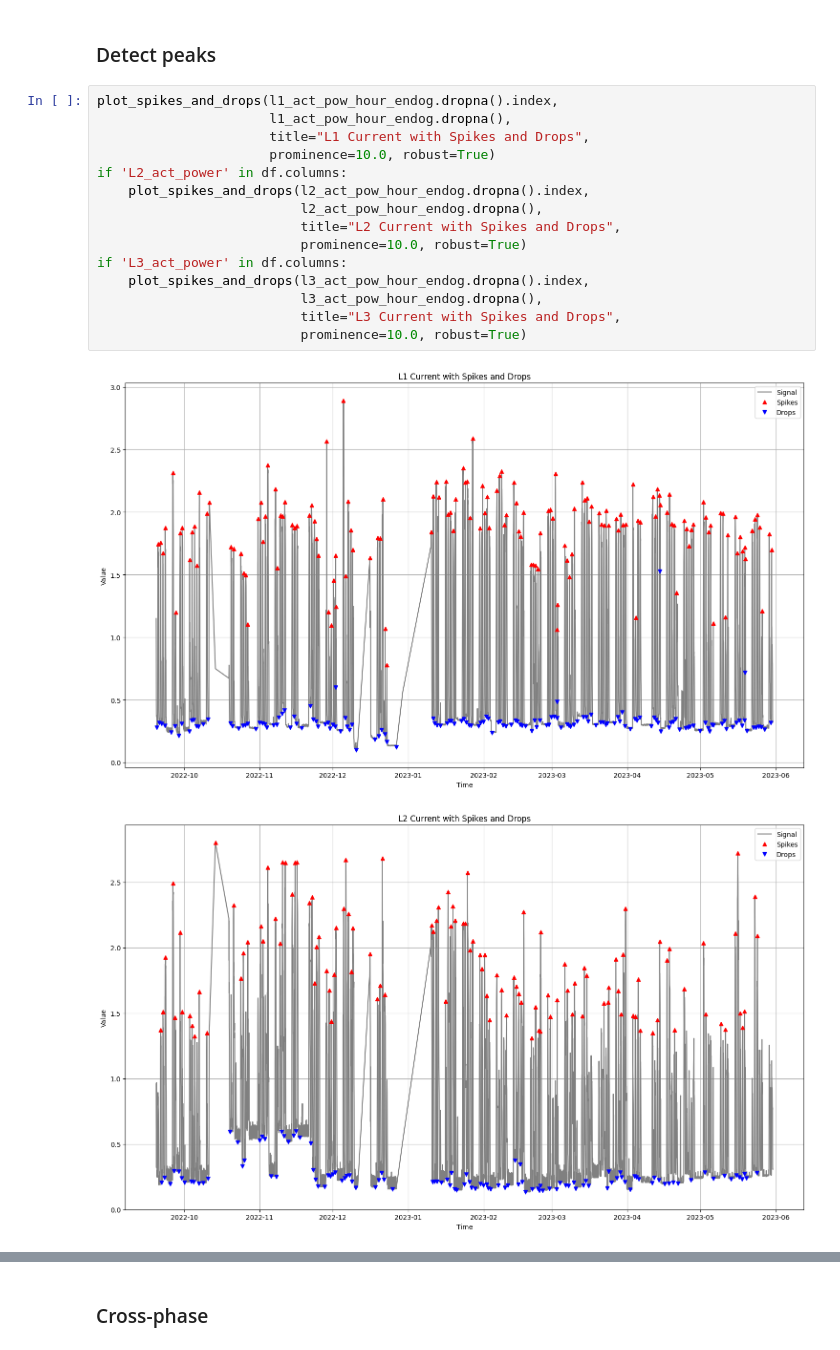
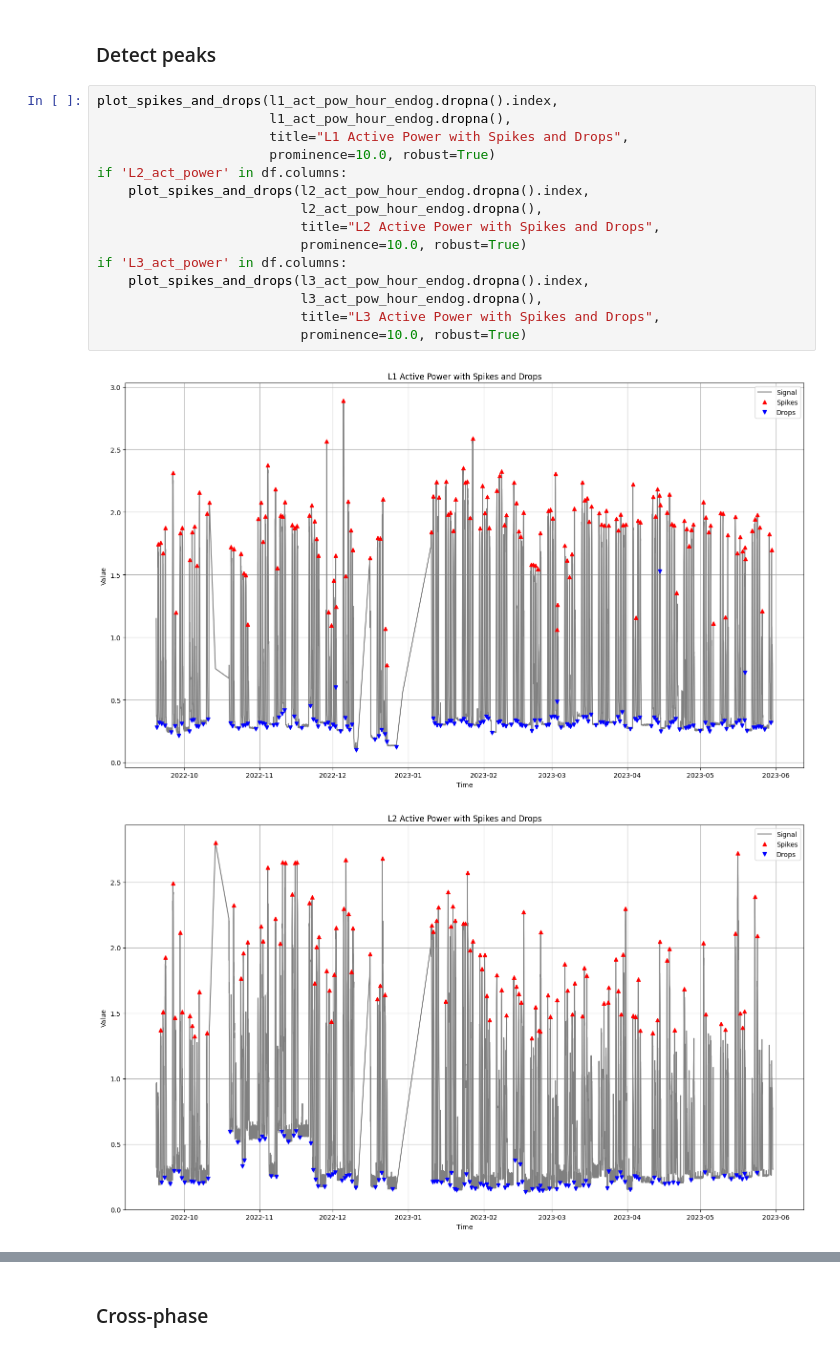
Before and after one commit to Digital-City-Lab-MUNI/Incremental-Learning-MycroftMinds, a Jupyter notebook: notebooks/first_batch/fb_eda.ipynb, the cells around one changed output, grey strips where cells are left out. Drawn from its saved outputs; the diff is of its cells as text.

```diff
--- a/notebooks/first_batch/fb_eda.ipynb
+++ b/notebooks/first_batch/fb_eda.ipynb
@@ -671,18 +673,18 @@ if 'L3_act_power' in df.columns:
 # %%
 plot_spikes_and_drops(l1_act_pow_hour_endog.dropna().index,
                       l1_act_pow_hour_endog.dropna(),
-                      title="L1 Current with Spikes and Drops",
+                      title="L1 Active Power with Spikes and Drops",
                       prominence=10.0, robust=True)
 if 'L2_act_power' in df.columns:
     plot_spikes_and_drops(l2_act_pow_hour_endog.dropna().index,
                           l2_act_pow_hour_endog.dropna(),
-                          title="L2 Current with Spikes and Drops",
+                          title="L2 Active Power with Spikes and Drops",
                           prominence=10.0, robust=True)
 if 'L3_act_power' in df.columns:
     plot_spikes_and_drops(l3_act_pow_hour_endog.dropna().index,
                           l3_act_pow_hour_endog.dropna(),
-                          title="L3 Current with Spikes and Drops",
+                          title="L3 Active Power with Spikes and Drops",
                           prominence=10.0, robust=True)
 # %% [output]
-[figure, old version]
+[figure, new version]
-[figure, old version]
+[figure, new version]
```
Also changed, not shown: parts of 9 cells of this notebook, 4 other files.
